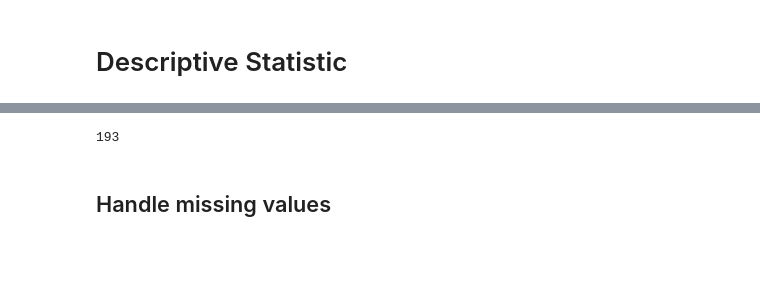
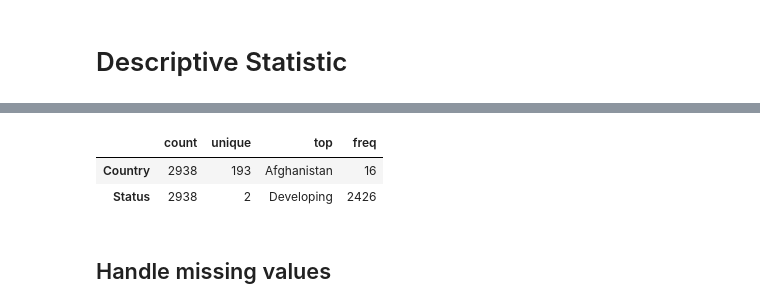
Before and after one commit to TrungTechh/DV_FinfalProject, a Jupyter notebook: main.ipynb, the cells around one changed output, grey strips where cells are left out. Saved outputs shown, nothing was run; the diff lists cells and outputs as text; code cells hidden in the pictures; blank space fills up the shorter version.

```diff
--- a/main.ipynb
+++ b/main.ipynb
@@ -129,9 +129,11 @@ df.describe().T
 | Schooling | 2775.0 | 1.199279e+01 | 3.358920e+00 | 0.00000 | 10.100000 | 1.230000e+01 | 1.430000e+01 | 2.070000e+01 |
 # %%
 # get number of unique values of Country column
-df['Country'].unique().size
+df.describe(include=['O']).T
 # %% [output]
-193
+|  | count | unique | top | freq |
+| Country | 2938 | 193 | Afghanistan | 16 |
+| Status | 2938 | 2 | Developing | 2426 |
 # %% [markdown]
 ## Handle missing values
 # %%
```
Also changed, not shown: parts of 9 cells of this notebook, 1 other file.
